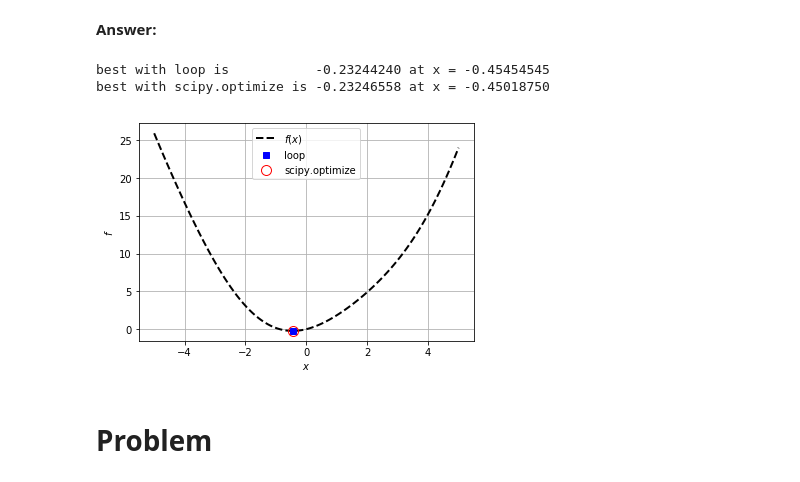
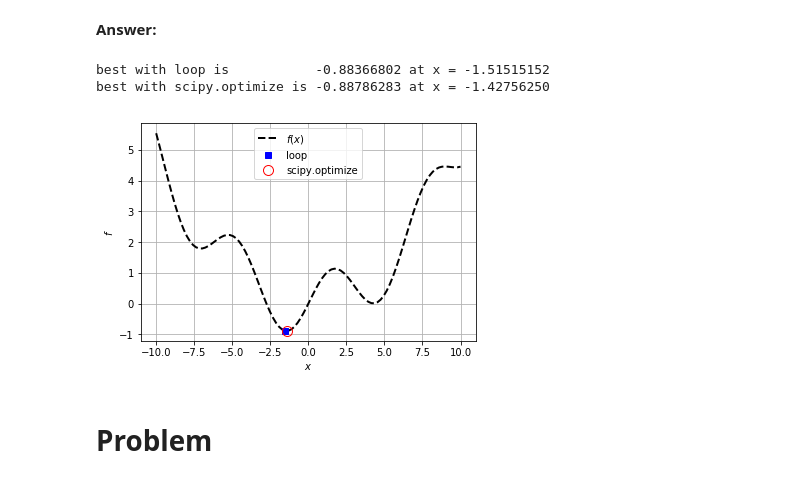
Before and after one commit to NumEconCopenhagen/exercises-2019, a Jupyter notebook: PS1/problem_set_1.ipynb, the cells around one changed output. Saved outputs shown, nothing was run; the diff lists cells and outputs as text; code cells hidden in the pictures.

```diff
--- a/PS1/problem_set_1.ipynb
+++ b/PS1/problem_set_1.ipynb
@@ -113,11 +114,12 @@ Solve this problem and illustrate your results.
 # %%
 # a. define function
 def f(x):
-    return np.sin(x)+x**2
+    return np.sin(x)+0.05*x**2
 
 # b. solution using a loop
+import numpy as np
 N = 100
-x_vec = np.linspace(-5,5,N)
+x_vec = np.linspace(-10,10,N)
 f_vec = np.empty(N)
 
 f_best = np.inf # initial maximum
@@ -129,36 +131,37 @@ for i,x in enumerate(x_vec):
         x_best = x
         f_best = f_now
 
 # c. solution using scipy optmize
 from scipy import optimize
 x_guess = [0]
 objective_function = lambda x: f(x[0])
 res = optimize.minimize(objective_function, x_guess, method='Nelder-Mead')
 x_best_scipy = res.x[0]
 f_best_scipy = res.fun
 
 # d. print
 print(f'best with loop is           {f_best:.8f} at x = {x_best:.8f}')
 print(f'best with scipy.optimize is {f_best_scipy:.8f} at x = {x_best_scipy:.8f}')
 
 # e. figure
+import matplotlib.pyplot as plt
 fig = plt.figure() # dpi = dots-per-inch (resolution)
 ax = fig.add_subplot(1,1,1)
 
 ax.plot(x_vec,f_vec,ls='--',lw=2,color='black',label='$f(x)$')
 ax.plot(x_best,f_best,ls='',marker='s',color='blue',label='loop')
 ax.plot(x_best_scipy,f_best_scipy,ls='',marker='o',
         markersize=10,markerfacecolor='none',
         markeredgecolor='red',label='scipy.optimize')
 
 ax.set_xlabel('$x$')
 ax.set_ylabel('$f$')
 ax.grid(True)
 ax.legend(loc='upper center');
 # %% [output]
-best with loop is           -0.23244240 at x = -0.45454545
-best with scipy.optimize is -0.23246558 at x = -0.45018750
+best with loop is           -0.88366802 at x = -1.51515152
+best with scipy.optimize is -0.88786283 at x = -1.42756250
-[figure, old version]
+[figure, new version]
 # %% [markdown]
 # Problem
 # %% [markdown]
```
Also changed, not shown: parts of 8 cells of this notebook.
